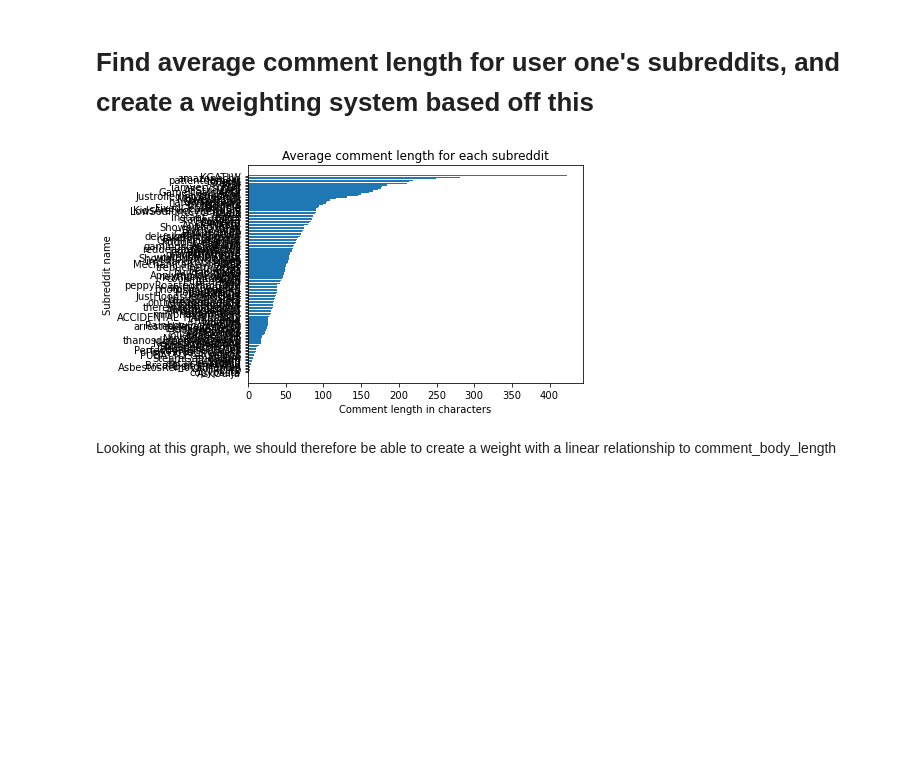
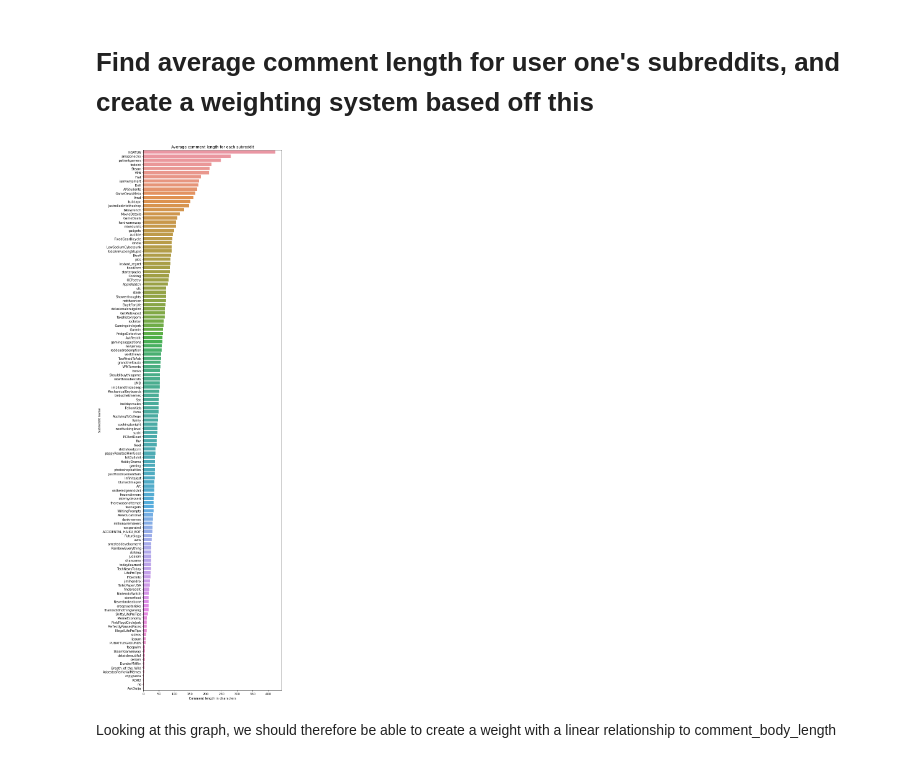
Before and after one commit to ariqbailey/ariqbailey.github.io, a Jupyter notebook: reddit-common-interests/Final_Project.ipynb, the cells around one changed output. Cells and saved outputs as stored; diff of their text form; code cells hidden in the pictures; blank space fills up the shorter version.

Commit message:
change to seaborn for visualization + improve graph sizing

```diff
--- a/reddit-common-interests/Final_Project.ipynb
+++ b/reddit-common-interests/Final_Project.ipynb
@@ -58,30 +59,31 @@ for i,r in one_comment_df.iterrows():
 # %%
 subreddits = {}
 for i, r in one_comment_df.iterrows():
     if(not str(r['subreddit']) in subreddits):
         subreddits[str(r['subreddit'])] = [0, 0]
 
     subreddits[str(r['subreddit'])] = [subreddits[str(r['subreddit'])][0] + r['body_length'], subreddits[str(r['subreddit'])][1] + 1]
 
 sub_avgs = {}
 sub_avgs = defaultdict(lambda: 0, sub_avgs)
 
 for k in subreddits:
     sub_avgs[k] = int(subreddits[k][0] / subreddits[k][1])
 
 sub_names_sorted = []
 sub_avgs_sorted = []
-for i in sorted(sub_avgs.keys(), key=lambda x: sub_avgs[x]):
+for i in sorted(sub_avgs.keys(), key=lambda x: sub_avgs[x], reverse=True):
     sub_names_sorted.append(i)
     sub_avgs_sorted.append(sub_avgs[i])
 
-plt.barh(sub_names_sorted, sub_avgs_sorted)
+plt.figure(figsize=(8,32))
+sns.barplot(x=sub_avgs_sorted, y=sub_names_sorted)
 plt.title('Average comment length for each subreddit')
 plt.xlabel('Comment length in characters')
 plt.ylabel('Subreddit name')
 plt.show()
 # %% [output]
-[figure, old version]
+[figure, new version]
 # %% [markdown]
 Looking at this graph, we should therefore be able to create a weight with a linear relationship to comment_body_length
 # %%
```
Also changed, not shown: parts of 9 cells of this notebook.
